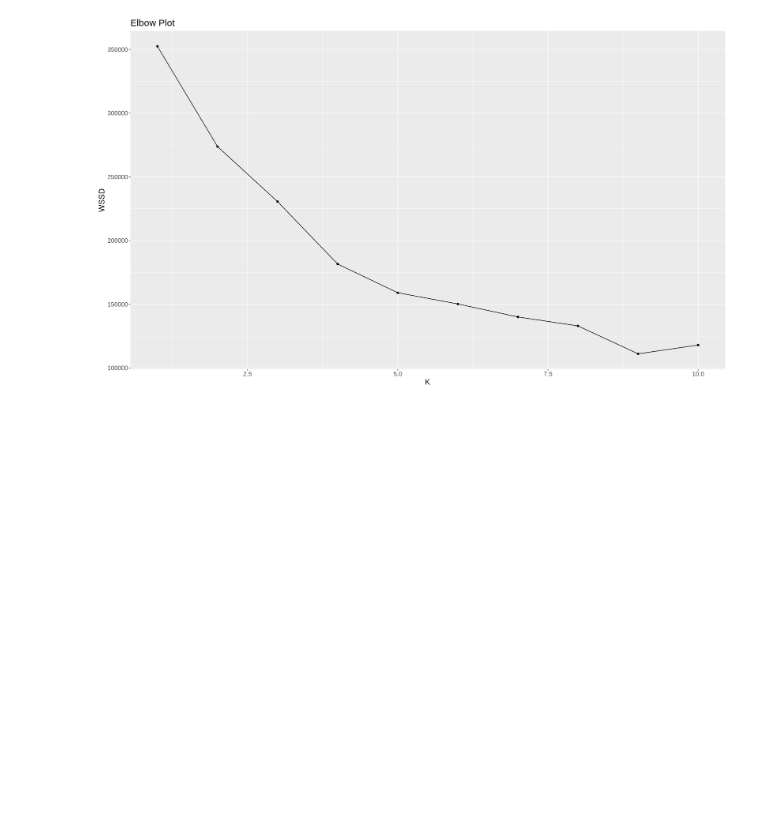
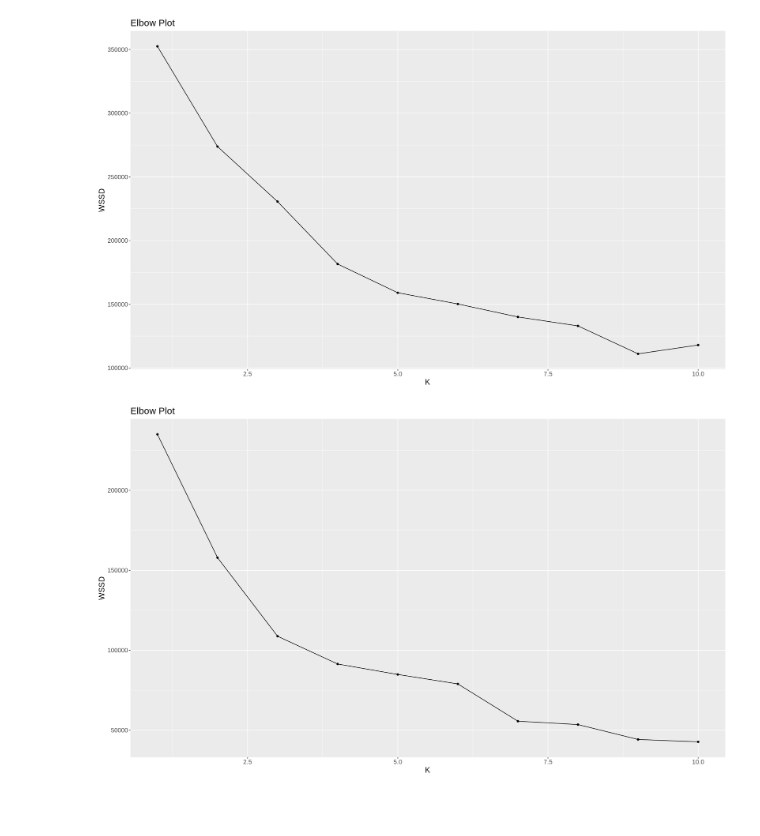
Before and after one commit to halarii/dsci100-2023s1-group-44, a Jupyter notebook: clustering-analysis.ipynb, the cells around one changed output. Drawn from its saved outputs; the diff is of its cells as text; code cells hidden in the pictures; blank space fills up the shorter version.

Commit message:
more elbow plots

```diff
--- a/clustering-analysis.ipynb
+++ b/clustering-analysis.ipynb
@@ -236,6 +236,28 @@ elbow_plot
 Warning message:
 “Quick-TRANSfer stage steps exceeded maximum (= 2937300)”
 [figure]
+# %%
+scaled_property <- property_housing_only |>
+    select(CURRENT_LAND_VALUE, CURRENT_IMPROVEMENT_VALUE,
+           YEAR_BUILT, BIG_IMPROVEMENT_YEAR) |> #change variables of interest here
+    mutate(across(everything(), scale))
+
+elbow_stats <- tibble(k = 1:10) |>
+    rowwise() |>
+    mutate(cluster = list(kmeans(scaled_property, nstart = 10, k))) |>
+    mutate(glanced = list(glance(cluster))) |>
+    select(-cluster) |>
+    unnest(glanced)
+
+elbow_plot <- elbow_stats |>
+    ggplot(aes(x = k, y = tot.withinss)) +
+    geom_point() +
+    geom_line() +
+    labs(x = "K", y = "WSSD", title = "Elbow Plot") +
+    theme(text = element_text(size = 15))
+elbow_plot
+# %% [output]
+[figure, added]
 # %% [markdown]
 <h2> </h2>
 # %% [markdown]
```
